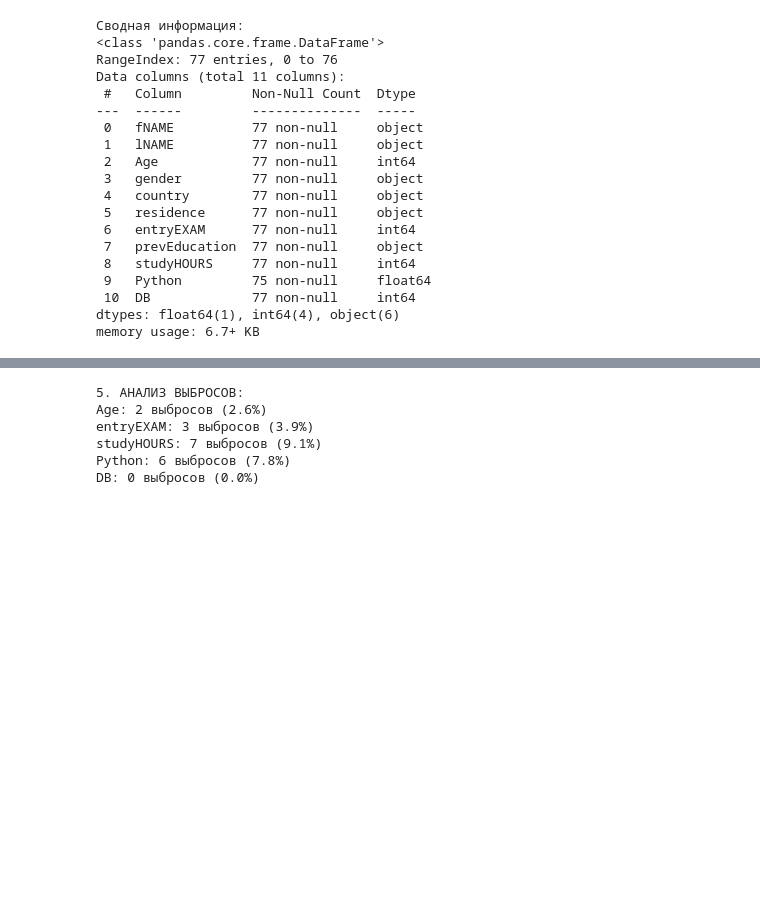
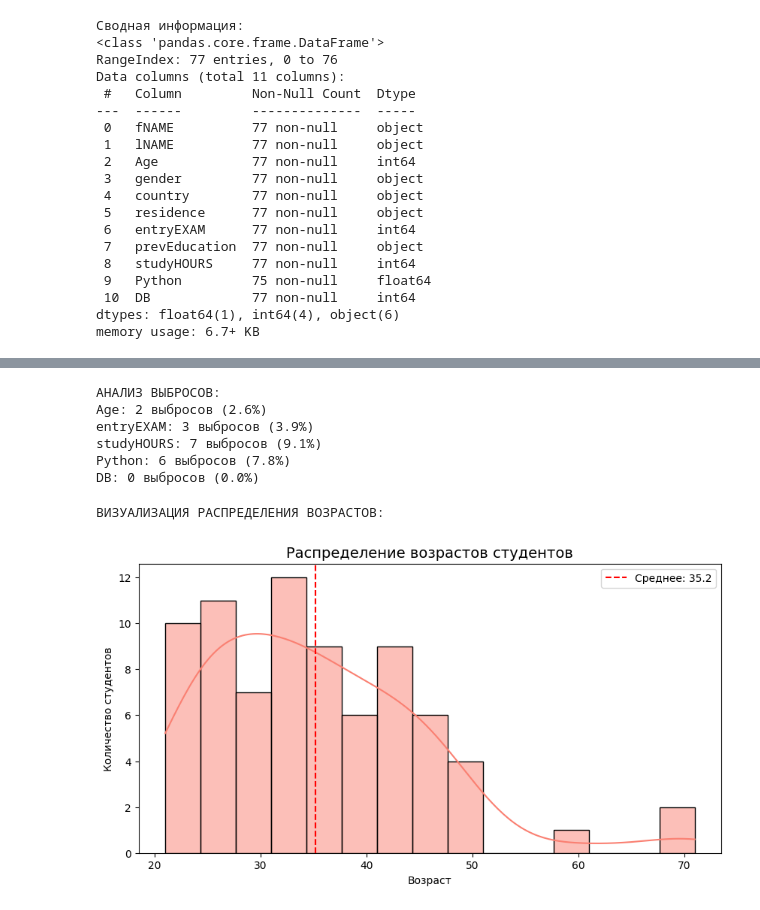
Before and after one commit to hweaj/student-performance-analysis, a Jupyter notebook: EDA_students.ipynb, the cells around one changed output, grey strips where cells are left out. Cells and saved outputs as stored; diff of their text form; code cells hidden in the pictures; blank space fills up the shorter version.

```diff
--- a/EDA_students.ipynb
+++ b/EDA_students.ipynb
@@ -163,7 +163,7 @@ Python     -0.014608   0.787550    0.813826  1.000000  0.449401
 DB          0.099454   0.608464    0.466043  0.449401  1.000000
 [figure]
 # %%
-print("\n5. АНАЛИЗ ВЫБРОСОВ:")
+print("\nАНАЛИЗ ВЫБРОСОВ:")
 for col in numerical_cols:
     Q1 = df[col].quantile(0.25)
     Q3 = df[col].quantile(0.75)
@@ -174,9 +174,22 @@ for col in numerical_cols:
     outliers = df[(df[col] < lower_bound) | (df[col] > upper_bound)]
     print(f"{col}: {len(outliers)} выбросов ({len(outliers)/len(df)*100:.1f}%)")
 # %% [output]
-5. АНАЛИЗ ВЫБРОСОВ:
+АНАЛИЗ ВЫБРОСОВ:
 Age: 2 выбросов (2.6%)
 entryEXAM: 3 выбросов (3.9%)
 studyHOURS: 7 выбросов (9.1%)
 Python: 6 выбросов (7.8%)
 DB: 0 выбросов (0.0%)
+# %%
+print("\nВИЗУАЛИЗАЦИЯ РАСПРЕДЕЛЕНИЯ ВОЗРАСТОВ:")
+plt.figure(figsize=(10, 5))
+sns.histplot(df['Age'], bins=15, kde=True, color='salmon')
+plt.title('Распределение возрастов студентов', fontsize=14)
+plt.xlabel('Возраст')
+plt.ylabel('Количество студентов')
+plt.axvline(df['Age'].mean(), color='red', linestyle='--', label=f'Среднее: {df["Age"].mean():.1f}')
+plt.legend()
+plt.show()
+# %% [output]
+ВИЗУАЛИЗАЦИЯ РАСПРЕДЕЛЕНИЯ ВОЗРАСТОВ:
+[figure, added]
```
Also changed, not shown: parts of 4 cells of this notebook.
